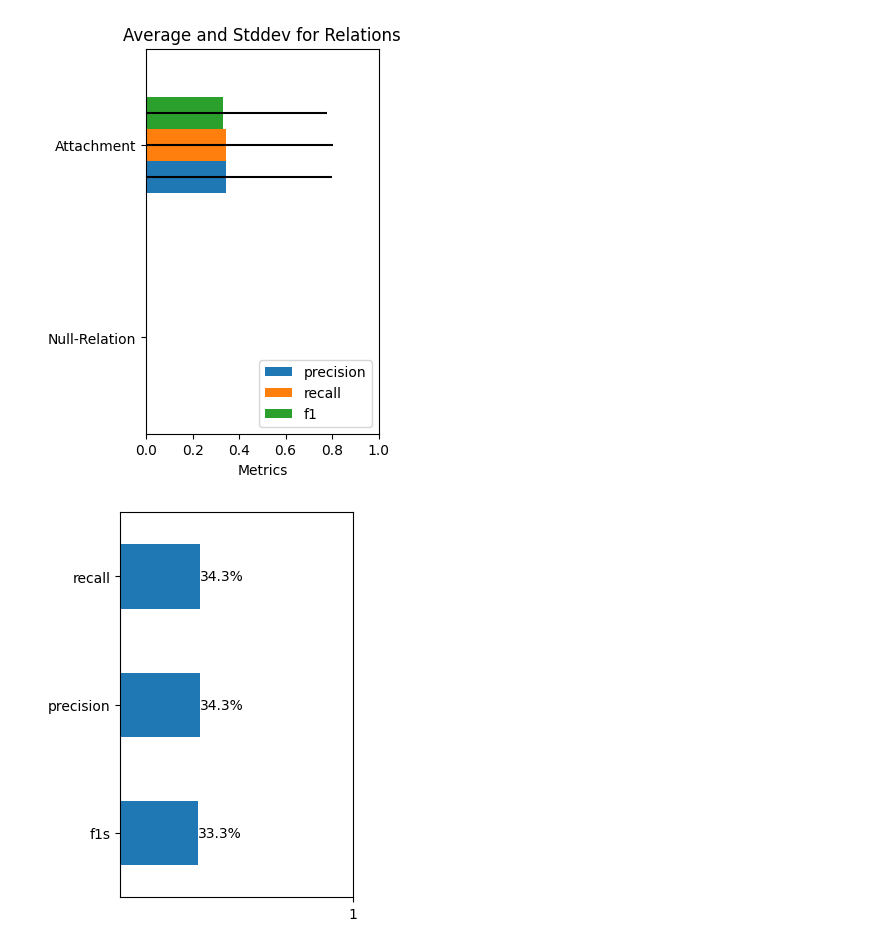
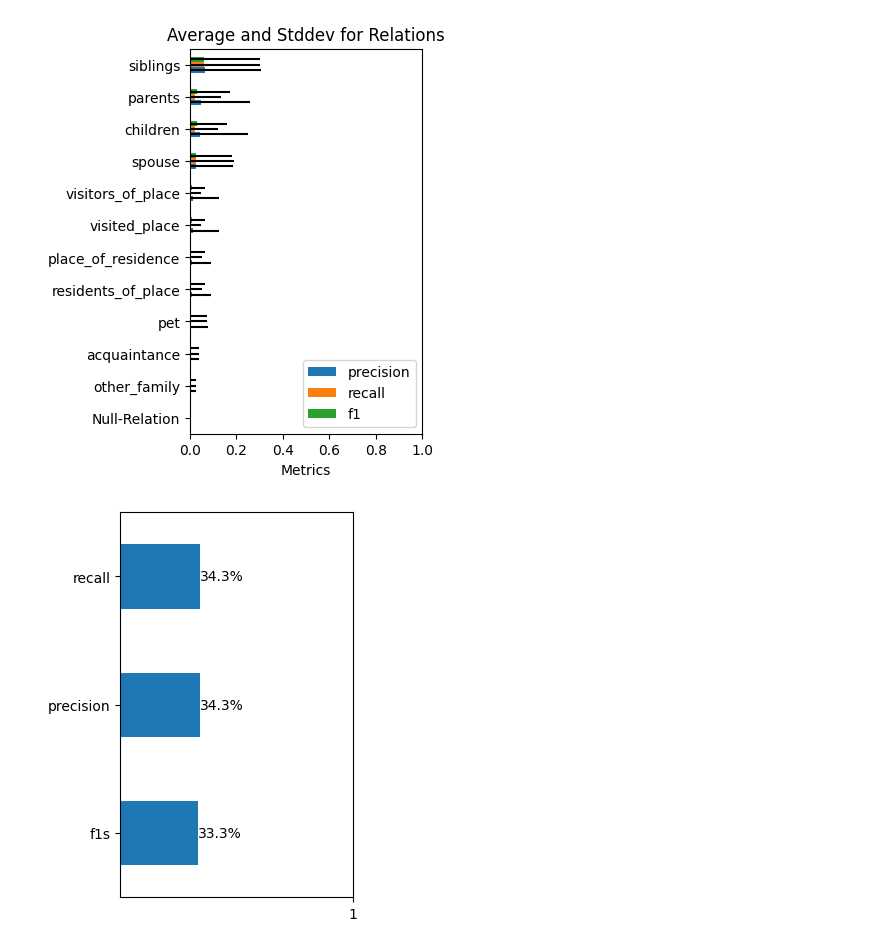
Before and after one commit to murilobellatini/RelNetCare, a Jupyter notebook: reports/04_model_evaluation/dialogre-evaluate-llama-relation-inferer.ipynb, the cells around one changed output. Saved outputs shown, nothing was run; the diff lists cells and outputs as text; code cells hidden in the pictures.

```diff
--- a/reports/04_model_evaluation/dialogre-evaluate-llama-relation-inferer.ipynb
+++ b/reports/04_model_evaluation/dialogre-evaluate-llama-relation-inferer.ipynb
@@ -6,13 +6,7 @@ from src.processing.relation_extraction_evaluator import RelationExtractorEvalua
 from src.config import get_config_from_stem
 
 # Define path for the test dataset
-# data_stem="dialog-re-llama-11cls-rebalPairs4x-rwrtKeys-instrC-mxTrnCp3"
-# data_stem="dialog-re-llama-36cls-clsTskOnl-rebalPairs2.5x-instrB-shfflDt-WthNRltnUndrsmpld"
-data_stem="dialog-re-llama-12cls-rebalPairs3x-rwrtKeys-instrC-mxTrnCp3-shfflDt-GrpClsAttachment"
-
-# data_stem="dialog-re-llama-7cls-rebalPairs3x-rwrtKeys-instrC-mxTrnCp3-shfflDt"
-# data_stem="dialog-re-llama-11cls-rebalPairs-rwrtKeys-instrC"
-# data_stem="dialog-re-llama-11cls-rebalPairs2x-rwrtKeys-instrC-mxTrnCp10-shfflDt"
+data_stem="dialog-re-llama-11cls-rebalPairs6x-rwrtKeys-instrC-mxTrnCp3-shfflDt"
 test_file_path = f"/home/murilo/RelNetCare/data/processed/{data_stem}/{data_stem}-test.json"
 
 # get config and evaluator
@@ -62,29 +63,29 @@ Name: count, dtype: int64
 # %%
 from src.processing.relation_extraction_evaluator import RelationExtractorEvaluator, RelationGranularMetrics
 
 # Define your ontology
 your_ontology = {
     "Null-Relation",
-    # "other_family", "siblings",
-    # "spouse", "pet", "acquaintance", "children",
-    # "parents",
-    # "visitors_of_place", "residents_of_place",
-    # "visited_place", "place_of_residence",
-    "Attachment"
+    "other_family", "siblings",
+    "spouse", "pet", "acquaintance", "children",
+    "parents",
+    "visitors_of_place", "residents_of_place",
+    "visited_place", "place_of_residence",
+    # "Attachment"
     # "title", "alternate_names", "place_of_work", "unanswerable"
     }
 
 # your_ontology = list(config.allowed_relations)
 
 # your_ontology = config.all_relations
 # Usage
 my_metrics = RelationGranularMetrics(df, your_ontology)
 result = my_metrics.process()
 chart_df = my_metrics.to_dataframe()
 my_metrics.plot_metrics(chart_df, figsize=(3,5))
 # my_metrics.plot_metrics(chart_df, figsize=(4,12))
 # %% [output]
-[figure, old version]
+[figure, new version]
 # %%
 import matplotlib.pyplot as plt
 
```
Also changed, not shown: parts of 4 cells of this notebook, 4 other files.
